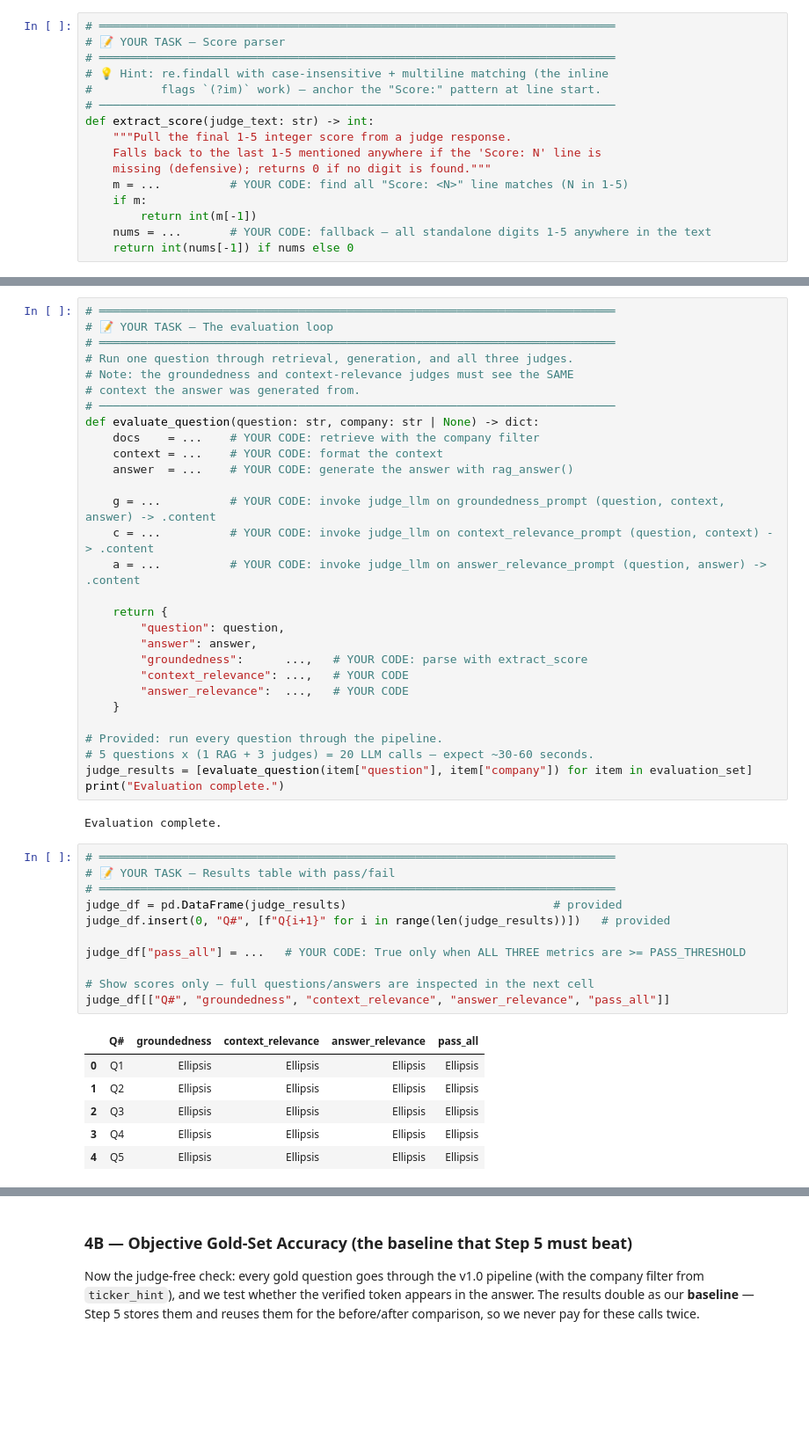
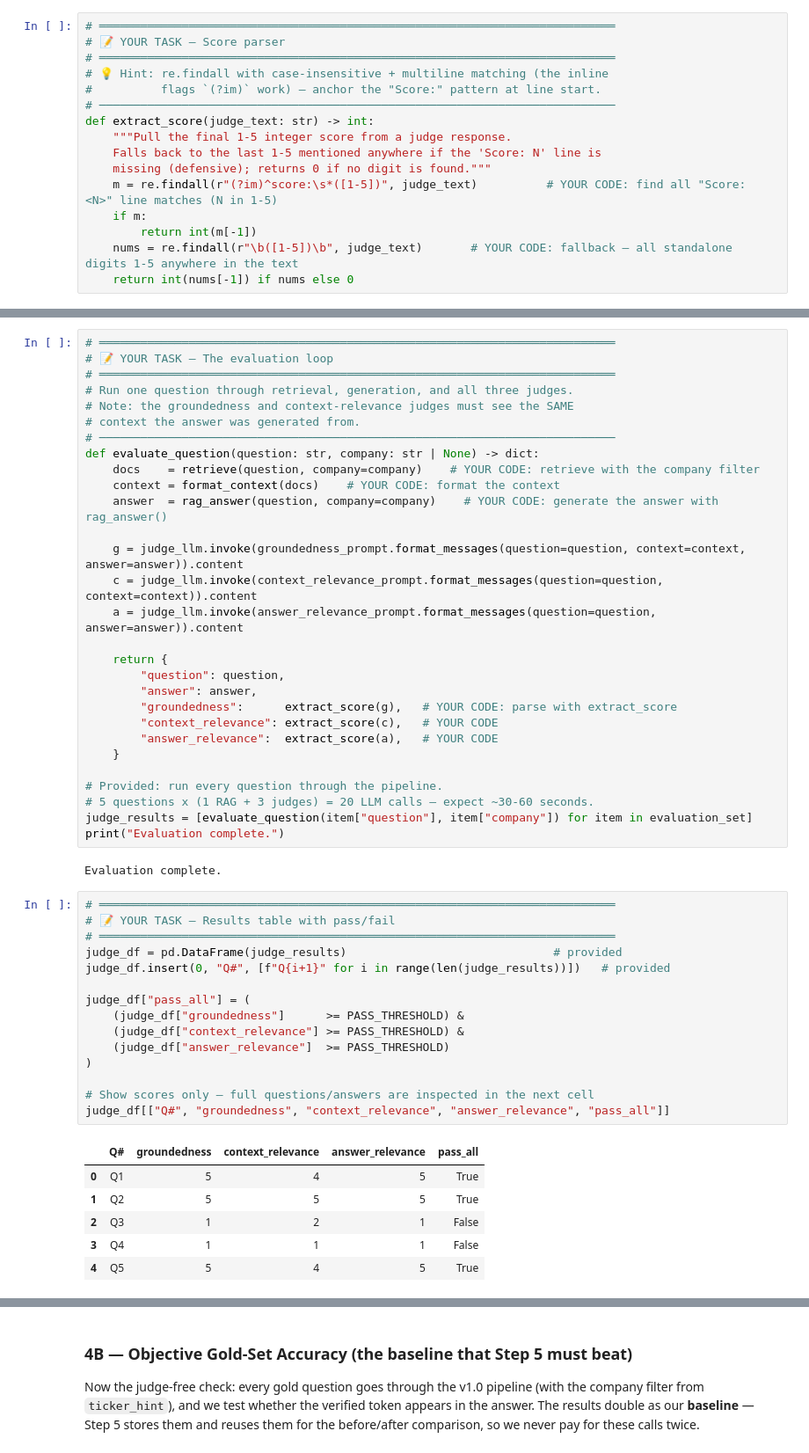
Before and after one commit to sallyman128/project1, a Jupyter notebook: DualLens_Analytics_Project_1_Learners_Notebook.ipynb, the cells around one changed output, grey strips where cells are left out. Shown at 88% size. Cells and saved outputs as stored; diff of their text form; blank space fills up the shorter version.

```diff
--- a/DualLens_Analytics_Project_1_Learners_Notebook.ipynb
+++ b/DualLens_Analytics_Project_1_Learners_Notebook.ipynb
@@ -987,10 +987,10 @@ def extract_score(judge_text: str) -> int:
     """Pull the final 1-5 integer score from a judge response.
     Falls back to the last 1-5 mentioned anywhere if the 'Score: N' line is
     missing (defensive); returns 0 if no digit is found."""
-    m = ...          # YOUR CODE: find all "Score: <N>" line matches (N in 1-5)
+    m = re.findall(r"(?im)^score:\s*([1-5])", judge_text)          # YOUR CODE: find all "Score: <N>" line matches (N in 1-5)
     if m:
         return int(m[-1])
-    nums = ...       # YOUR CODE: fallback — all standalone digits 1-5 anywhere in the text
+    nums = re.findall(r"\b([1-5])\b", judge_text)       # YOUR CODE: fallback — all standalone digits 1-5 anywhere in the text
     return int(nums[-1]) if nums else 0
 # %%
 # Compile each rubric as a reusable ChatPromptTemplate so we can format
@@ -1018,20 +1018,20 @@ answer_relevance_prompt = ChatPromptTemplate.from_messages([
 # context the answer was generated from.
 # ───────────────────────────────────────────────────────────────────────────
 def evaluate_question(question: str, company: str | None) -> dict:
-    docs    = ...    # YOUR CODE: retrieve with the company filter
-    context = ...    # YOUR CODE: format the context
-    answer  = ...    # YOUR CODE: generate the answer with rag_answer()
+    docs    = retrieve(question, company=company)    # YOUR CODE: retrieve with the company filter
+    context = format_context(docs)    # YOUR CODE: format the context
+    answer  = rag_answer(question, company=company)    # YOUR CODE: generate the answer with rag_answer()
 
-    g = ...          # YOUR CODE: invoke judge_llm on groundedness_prompt (question, context, answer) -> .content
-    c = ...          # YOUR CODE: invoke judge_llm on context_relevance_prompt (question, context) -> .content
-    a = ...          # YOUR CODE: invoke judge_llm on answer_relevance_prompt (question, answer) -> .content
+    g = judge_llm.invoke(groundedness_prompt.format_messages(question=question, context=context, answer=answer)).content
+    c = judge_llm.invoke(context_relevance_prompt.format_messages(question=question, context=context)).content
+    a = judge_llm.invoke(answer_relevance_prompt.format_messages(question=question, answer=answer)).content
 
     return {
         "question": question,
         "answer": answer,
-        "groundedness":      ...,   # YOUR CODE: parse with extract_score
-        "context_relevance": ...,   # YOUR CODE
-        "answer_relevance":  ...,   # YOUR CODE
+        "groundedness":      extract_score(g),   # YOUR CODE: parse with extract_score
+        "context_relevance": extract_score(c),   # YOUR CODE
+        "answer_relevance":  extract_score(a),   # YOUR CODE
     }
 
 # Provided: run every question through the pipeline.
@@ -1043,21 +1043,25 @@ Evaluation complete.
 # %%
 # ═══════════════════════════════════════════════════════════════════════════
 # 📝 YOUR TASK — Results table with pass/fail
 # ═══════════════════════════════════════════════════════════════════════════
 judge_df = pd.DataFrame(judge_results)                              # provided
 judge_df.insert(0, "Q#", [f"Q{i+1}" for i in range(len(judge_results))])   # provided
 
-judge_df["pass_all"] = ...   # YOUR CODE: True only when ALL THREE metrics are >= PASS_THRESHOLD
+judge_df["pass_all"] = (
+    (judge_df["groundedness"]      >= PASS_THRESHOLD) &
+    (judge_df["context_relevance"] >= PASS_THRESHOLD) &
+    (judge_df["answer_relevance"]  >= PASS_THRESHOLD)
+)
 
 # Show scores only — full questions/answers are inspected in the next cell
 judge_df[["Q#", "groundedness", "context_relevance", "answer_relevance", "pass_all"]]
 # %% [output]
 |  | Q# | groundedness | context_relevance | answer_relevance | pass_all |
-| 0 | Q1 | Ellipsis | Ellipsis | Ellipsis | Ellipsis |
-| 1 | Q2 | Ellipsis | Ellipsis | Ellipsis | Ellipsis |
-| 2 | Q3 | Ellipsis | Ellipsis | Ellipsis | Ellipsis |
-| 3 | Q4 | Ellipsis | Ellipsis | Ellipsis | Ellipsis |
-| 4 | Q5 | Ellipsis | Ellipsis | Ellipsis | Ellipsis |
+| 0 | Q1 | 5 | 4 | 5 | True |
+| 1 | Q2 | 5 | 5 | 5 | True |
+| 2 | Q3 | 1 | 2 | 1 | False |
+| 3 | Q4 | 1 | 1 | 1 | False |
+| 4 | Q5 | 5 | 4 | 5 | True |
 # %%
 # Inspect every question that failed at least one metric — these are the cases
 # worth a human review before the system goes anywhere near a client.
```
Also changed, not shown: parts of 6 cells of this notebook.
